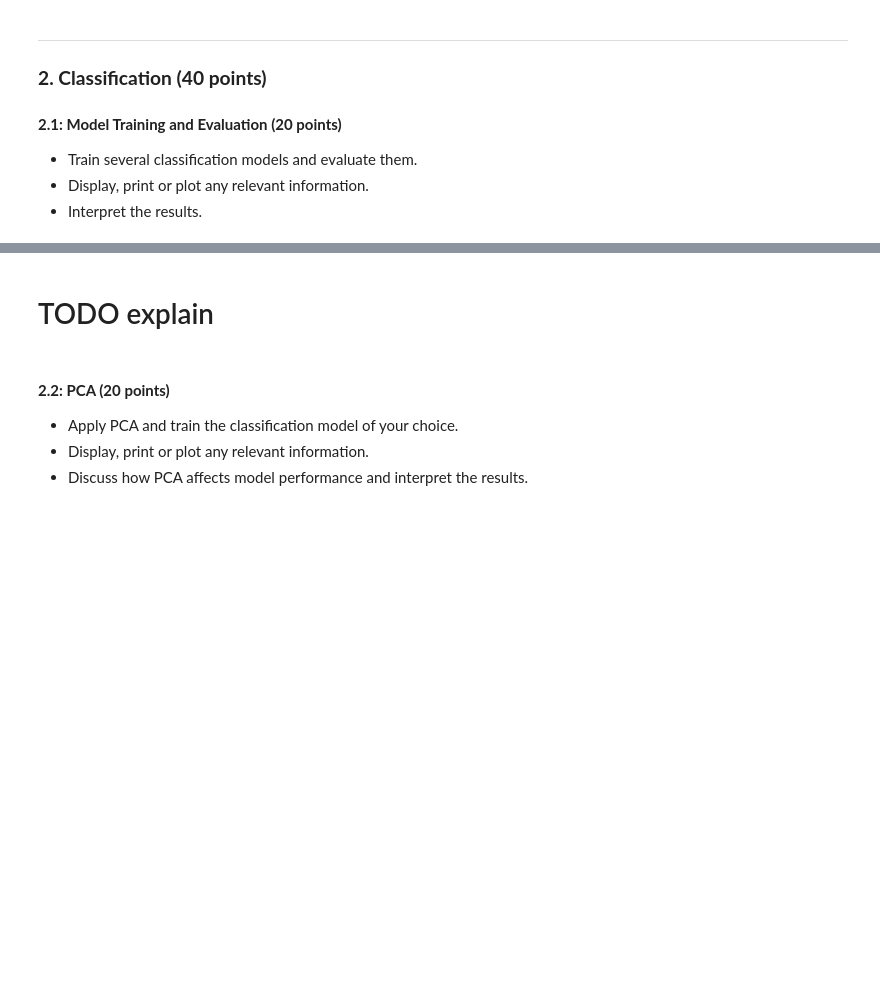
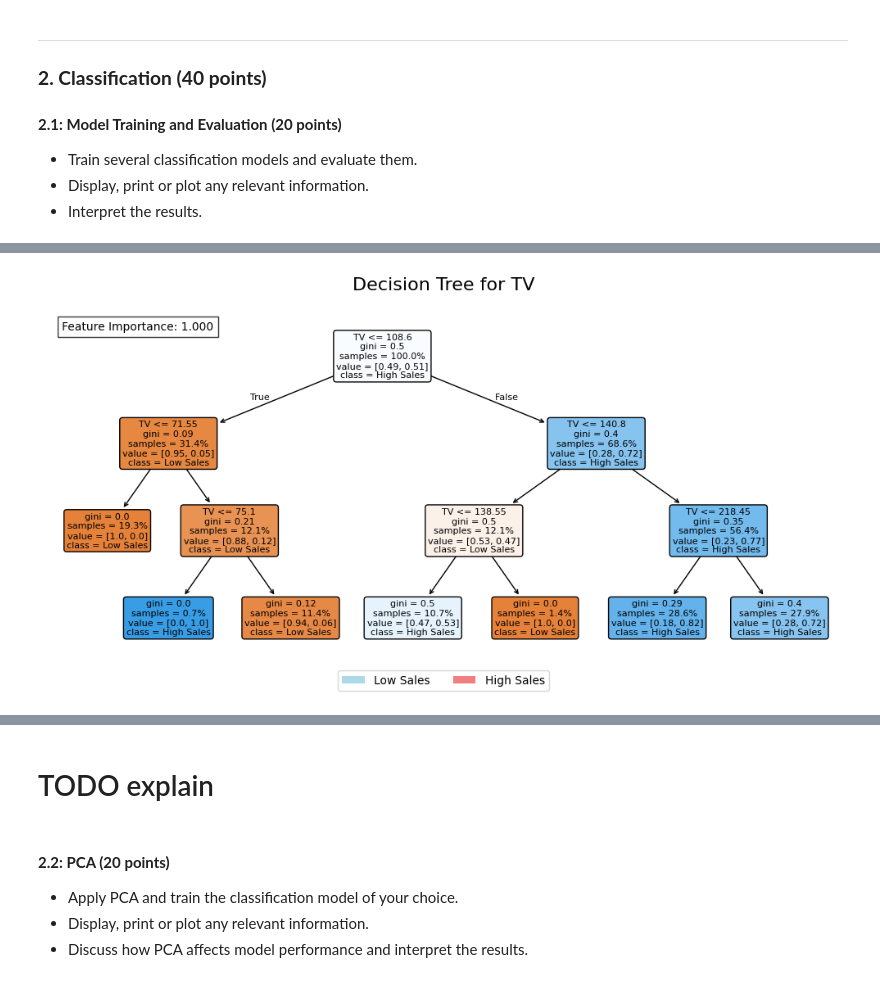
Before and after one commit to davidmarsoni/ml-project, a Jupyter notebook: Graded_lab.ipynb, the cells around one changed output, grey strips where cells are left out. Drawn from its saved outputs; the diff is of its cells as text; code cells hidden in the pictures; blank space fills up the shorter version.

```diff
--- a/Graded_lab.ipynb
+++ b/Graded_lab.ipynb
@@ -382,0 +412,83 @@ The threshold chosen is the average sales value. Sales above this threshold are
+# %%
+## todo : add other classification models to compare the performance
+
+# Create a table to store the classification results
+classification_results = pd.DataFrame(columns=['Feature', 'Accuracy', 'Precision', 'Recall', 'F1'])
+
+# Iterate over each feature
+for i in range(len(feature_names)):
+    # Split the data
+    X_train, X_test, y_train, y_test = train_test_split(features[:, i], df['High_Sales'],
+                                                        test_size=0.3, random_state=42)
+
+    # Reshape the data
+    X_train = X_train.reshape(-1, 1)
+    X_test = X_test.reshape(-1, 1)
+
+    # Create and train decision tree model
+    tree_model = DecisionTreeClassifier(max_depth=3, random_state=42)
+    tree_model.fit(X_train, y_train)
+
+    # Make predictions
+    y_pred = tree_model.predict(X_test)
+
+    # Calculate metrics
+    accuracy = accuracy_score(y_test, y_pred)
+    precision, recall, f1, _ = classification_report(y_test, y_pred, output_dict=True)['1'].values()
+    precision = round(precision, 3)
+    recall = round(recall, 3)
+    f1 = round(f1, 3)
+
+    # Add results to DataFrame
+    classification_results = pd.concat([classification_results, pd.DataFrame([{
+        'Feature': feature_names[i],
+        'Accuracy': accuracy,
+        'Precision': precision,
+        'Recall': recall,
+        'F1': f1
+    }])], ignore_index=True)
+
+    # Create figure with higher DPI for better quality
+    plt.figure(figsize=(10,5), dpi=100)
+
+    # Plot enhanced decision tree
+    plot_tree(tree_model,
+              feature_names=[feature_names[i]],
+              class_names=['Low Sales', 'High Sales'],
+              filled=True,
+              rounded=True,
+              fontsize=8,
+              precision=2,
+              proportion=True)
+
+    # Add feature importance as text
+    importance = tree_model.feature_importances_[0]
+    plt.text(0.02, 0.95, f'Feature Importance: {importance:.3f}',
+             transform=plt.gca().transAxes,
+             bbox=dict(facecolor='white', alpha=0.8))
+
+    # Customize title and layout
+    plt.title(f'Decision Tree for {feature_names[i]}',
+              fontsize=16, pad=20)
+    plt.tight_layout()
+
+    # Add colorbar legend
+    from matplotlib.patches import Patch
+    legend_elements = [Patch(facecolor='lightblue', label='Low Sales'),
+                      Patch(facecolor='lightcoral', label='High Sales')]
+    plt.legend(handles=legend_elements,
+              loc='lower center',
+              bbox_to_anchor=(0.5, -0.1),
+              ncol=2)
+
+# Display final results
+table = PrettyTable()
+table.title = 'Classification Results'
+table.field_names = classification_results.columns
+
+for row in classification_results.itertuples(index=False):
+    table.add_row(row)
+
+print(table)
+print("Higher values are better for all metrics")
+# %% [output]
@@ -382,0 +505 @@ The threshold chosen is the average sales value. Sales above this threshold are
+[figure, added]
```
Also changed, not shown: parts of 11 cells of this notebook.
